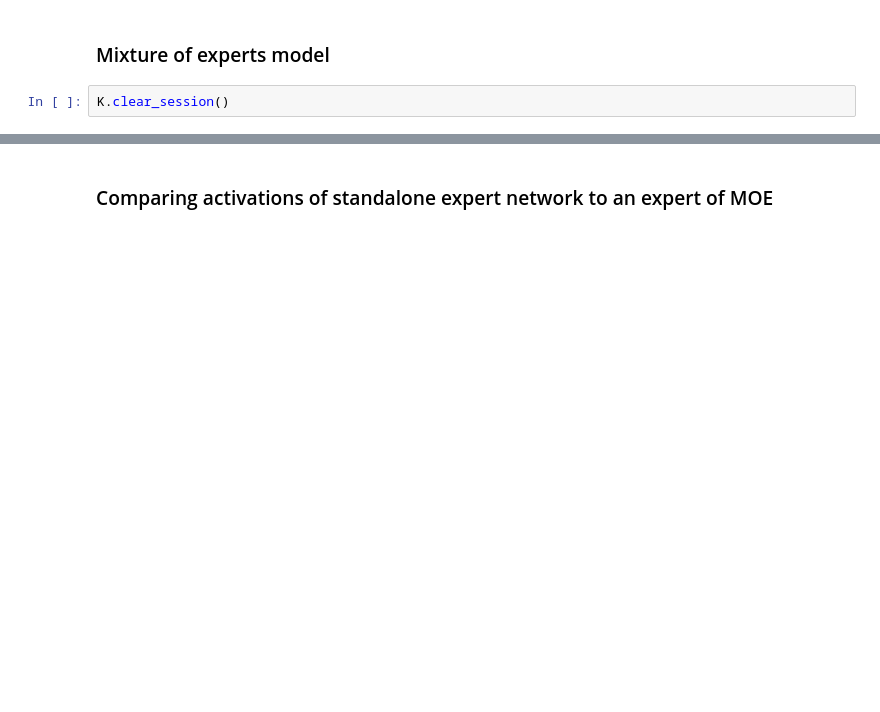
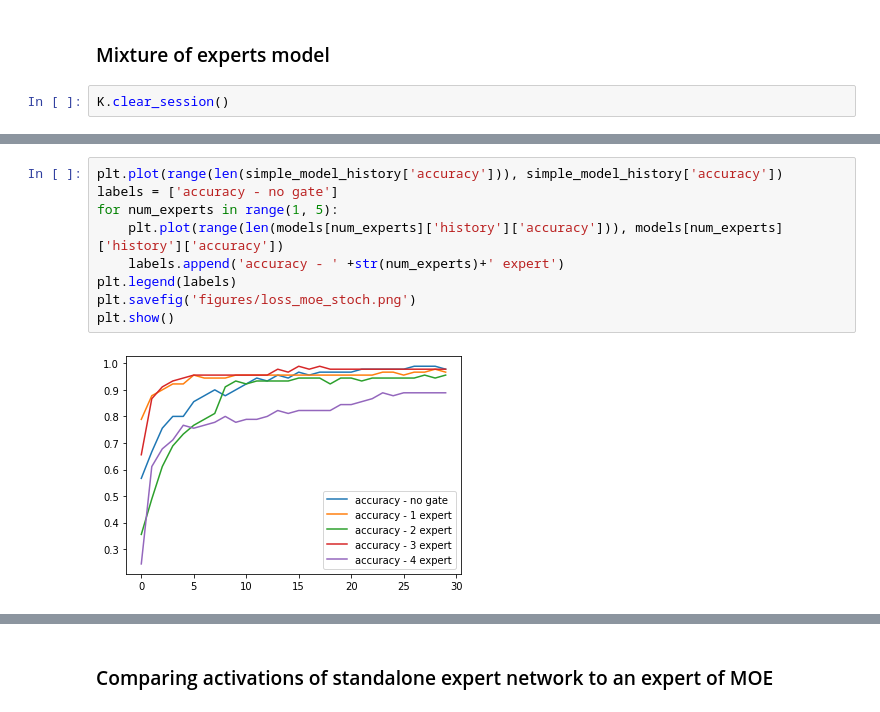
Before and after one commit to yamsgithub/modular_deep_learning, a Jupyter notebook: iris.ipynb, the cells around one changed output, grey strips where cells are left out. Saved outputs shown, nothing was run; the diff lists cells and outputs as text; blank space fills up the shorter version.

```diff
--- a/iris.ipynb
+++ b/iris.ipynb
@@ -416,0 +1065,11 @@ Epoch 1/30
+# %%
+plt.plot(range(len(simple_model_history['accuracy'])), simple_model_history['accuracy'])
+labels = ['accuracy - no gate']
+for num_experts in range(1, 5):
+    plt.plot(range(len(models[num_experts]['history']['accuracy'])), models[num_experts]['history']['accuracy'])
+    labels.append('accuracy - ' +str(num_experts)+' expert')
+plt.legend(labels)
+plt.savefig('figures/loss_moe_stoch.png')
+plt.show()
+# %% [output]
+[figure, added]
```
Also changed, not shown: parts of 74 cells of this notebook.
